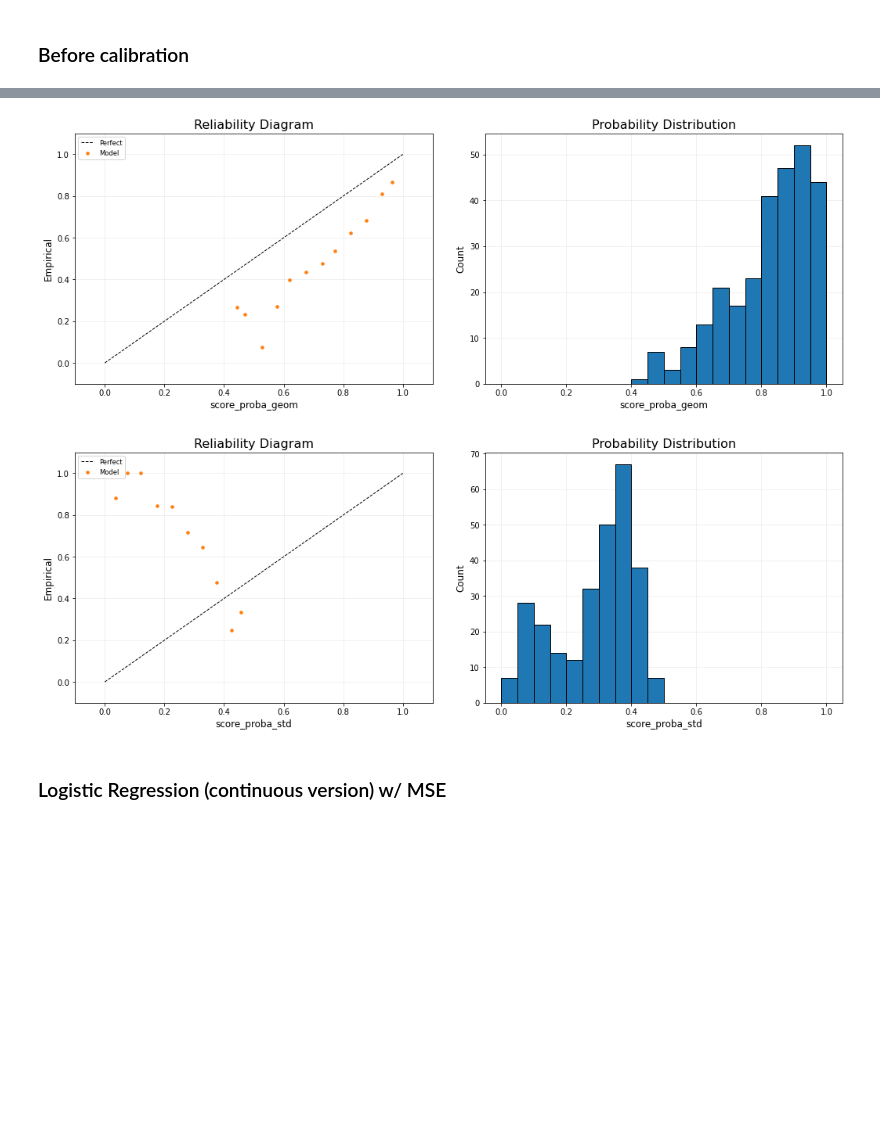
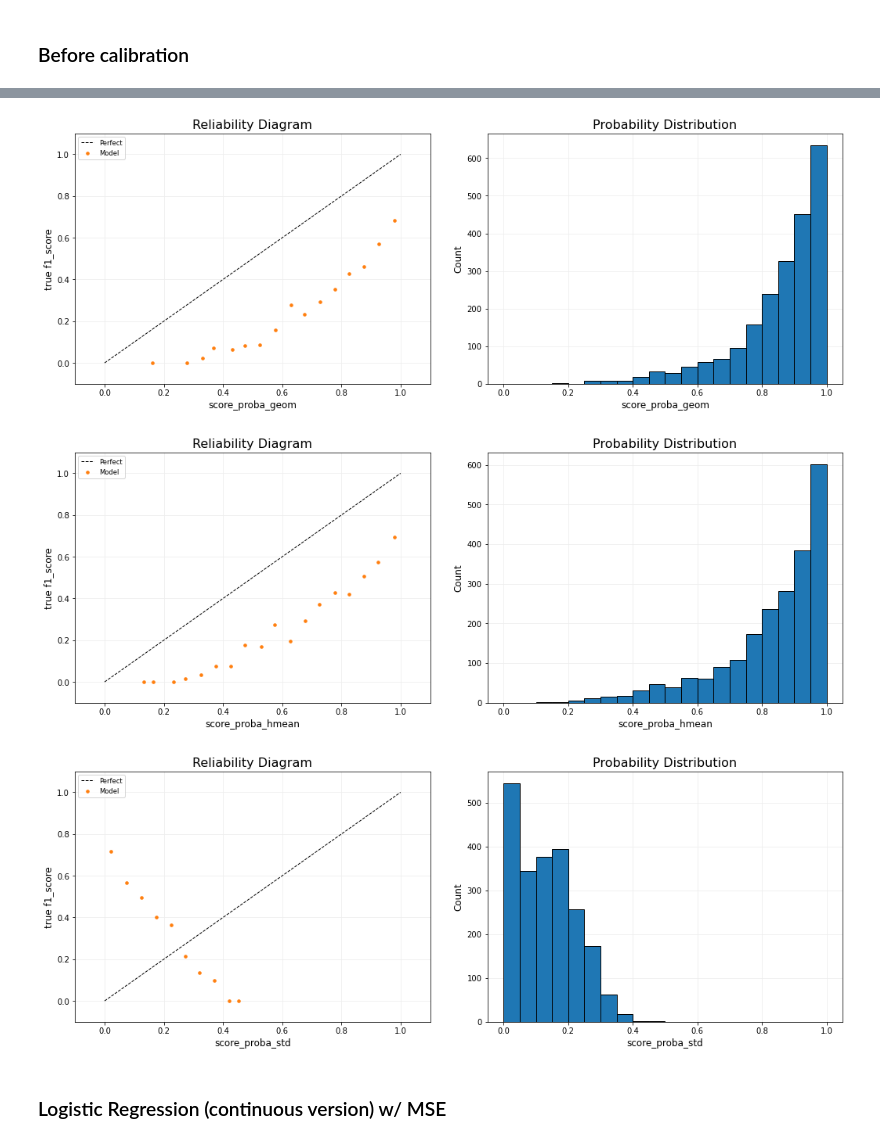
Before and after one commit to PastelBelem8/generative-calibration-lms, a Jupyter notebook: notebooks/5_FitCalibration.ipynb, the cells around one changed output, grey strips where cells are left out. Saved outputs shown, nothing was run; the diff lists cells and outputs as text; code cells hidden in the pictures; blank space fills up the shorter version.

```diff
--- a/notebooks/5_FitCalibration.ipynb
+++ b/notebooks/5_FitCalibration.ipynb
@@ -175,0 +171,8 @@ evals.head()
+# %%
+X_train, y_train = get_dataset_for_calibration(
+    TRAIN_SET_PREDS_FILEPATH, TRAIN_SET_EVALS_FILEPATH,
+    features=UNCALIBRATED_SCORE_COLS,
+    target=CALIBRATION_TARGET,
+    id_cols=ID_COLS,
+    **csv_kwargs,
+)
@@ -197,5 +205,11 @@ About the plot:
 - Length of the acceptance intervals gets larger as we have less data points.
 - Ideal: have good calibration across all areas -- (awful result is to have good calibration in rare regions).
 - If too little data - may consider merging bins. I'm not confident that this will is useful for NLP in practice.
+# %%
+mli_reliability_kwargs = {
+    "ax1_y_title": f"true {CALIBRATION_TARGET}",
+    "error_bars": False,
+    "show_histogram": True,
+}
 # %%
 # Distribution of the f1 scores
@@ -206,8 +220,14 @@ plt.figure(figsize=(15, 6)); mli.plot_reliability_diagram(y_true, y_true, error_
 ###  Before calibration
 # %%
 for col in UNCALIBRATED_SCORE_COLS:
+    col_kwargs = mli_reliability_kwargs.copy()
+    col_kwargs.update({
+        "ax1_y_title": f"true {CALIBRATION_TARGET}",
+        "ax1_x_title": f"{col}",
+        "ax2_x_title": f"{col}",
+    })
     # Uncalibrated and calibrated values
-    x = preds[col]
-    y_true = evals[CALIBRATION_TARGET]
-    plt.figure(figsize=(15, 6)); mli.plot_reliability_diagram(y=y_true, x=x, ax1_x_title=col, ax2_x_title=col, error_bars=False, show_histogram=True);
+    x = X_train[col]
+    plt.figure(figsize=(15, 6));
+    mli.plot_reliability_diagram(y=y_train, x=x, **col_kwargs);
 # %% [output]
@@ -216,4 +236,5 @@ for col in UNCALIBRATED_SCORE_COLS:
-[figure, old version]
+[figure, new version]
-[figure, old version]
+[figure, new version]
+[figure, added]
 # %% [markdown]
 ### Logistic Regression (continuous version) w/ MSE
```
Also changed, not shown: parts of 31 cells of this notebook.
